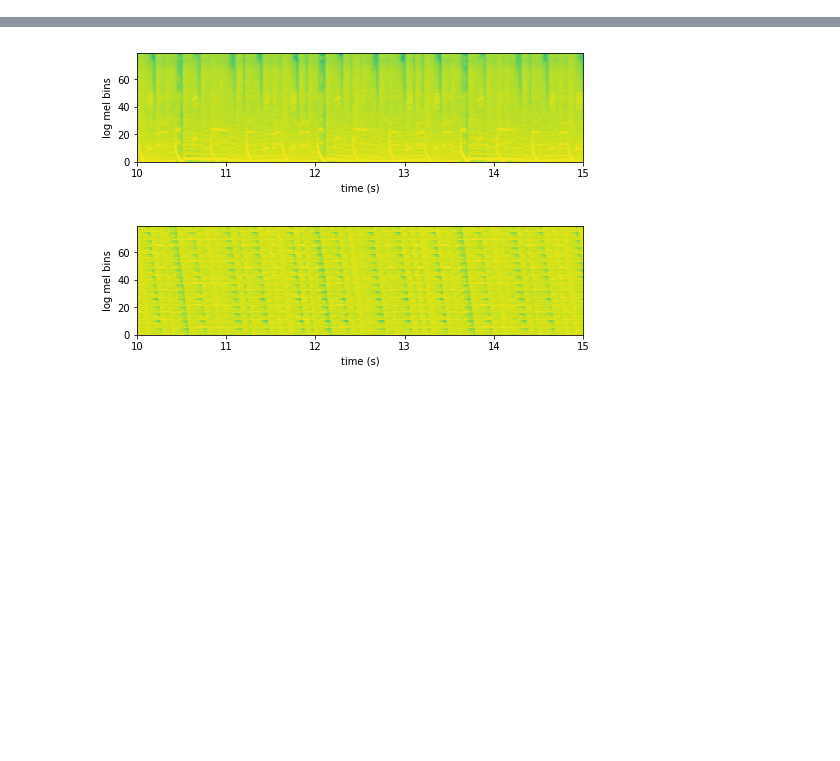
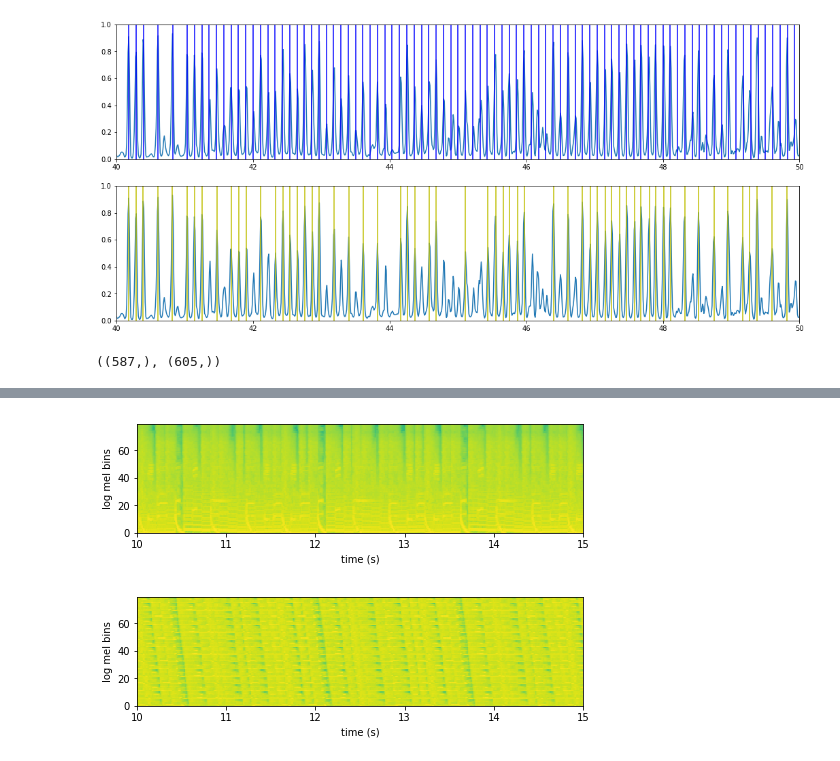
Before and after one commit to cpuguy96/StepCOVNet, a Jupyter notebook: timings_checker.ipynb, the cells around one changed output, grey strips where cells are left out. Cells and saved outputs as stored; diff of their text form; code cells hidden in the pictures; blank space fills up the shorter version.

```diff
--- a/timings_checker.ipynb
+++ b/timings_checker.ipynb
@@ -111,0 +287,48 @@ plt.show()
+# %%
+fig, (ax1, ax2) = plt.subplots(nrows=2, sharex=True)
+fig.set_size_inches(18, 8)
+start = 40
+end = 50
+snip = pdf_avg[start * 100: end*100]
+x = np.arange(start*100, end*100) * 0.01
+
+ax1 = plt.subplot(211)
+ax1.plot(x, snip)
+#plt.axhline(y=0.5, color='r', linestyle='-')
+for mark in lines:
+    if mark < start:
+        continue
+    elif mark > end:
+        break
+    ax1.axvline(x=mark, color= 'b')
+plt.xlim(start, end)
+plt.ylim(0, 1)
+
+ax2 = plt.subplot(212)
+ax2.plot(x, snip)
+#plt.axhline(y=0.5, color='r', linestyle='-')
+for mark in b_baseline_avg*0.01:
+    if mark < start:
+        continue
+    elif mark > end:
+        break
+    ax2.axvline(x=mark, color= 'y')
+plt.xlim(start, end)
+plt.ylim(0, 1)
+
+plt.show()
+# %% [output]
+[figure, added]
+# %%
+b_baseline_xgb = boundary_decoding(obs_i=pdf_xgb,
+                              threshold=0.5,
+                              hopsize_t=0.01,
+                              OnsetPeakPickingProcessor=OnsetPeakPickingProcessor)
+lines = []
+with open("training_data/timings/zi-zis_journey.txt", "r") as file:
+    lines = file.readlines()
+    lines = np.asarray([x.replace("\n", "").split(" ")[1] for x in lines[3:]]).astype("float")
+
+lines.shape, b_baseline_xgb.shape
+# %% [output]
+((587,), (605,))
```
Also changed, not shown: parts of 46 cells of this notebook.
